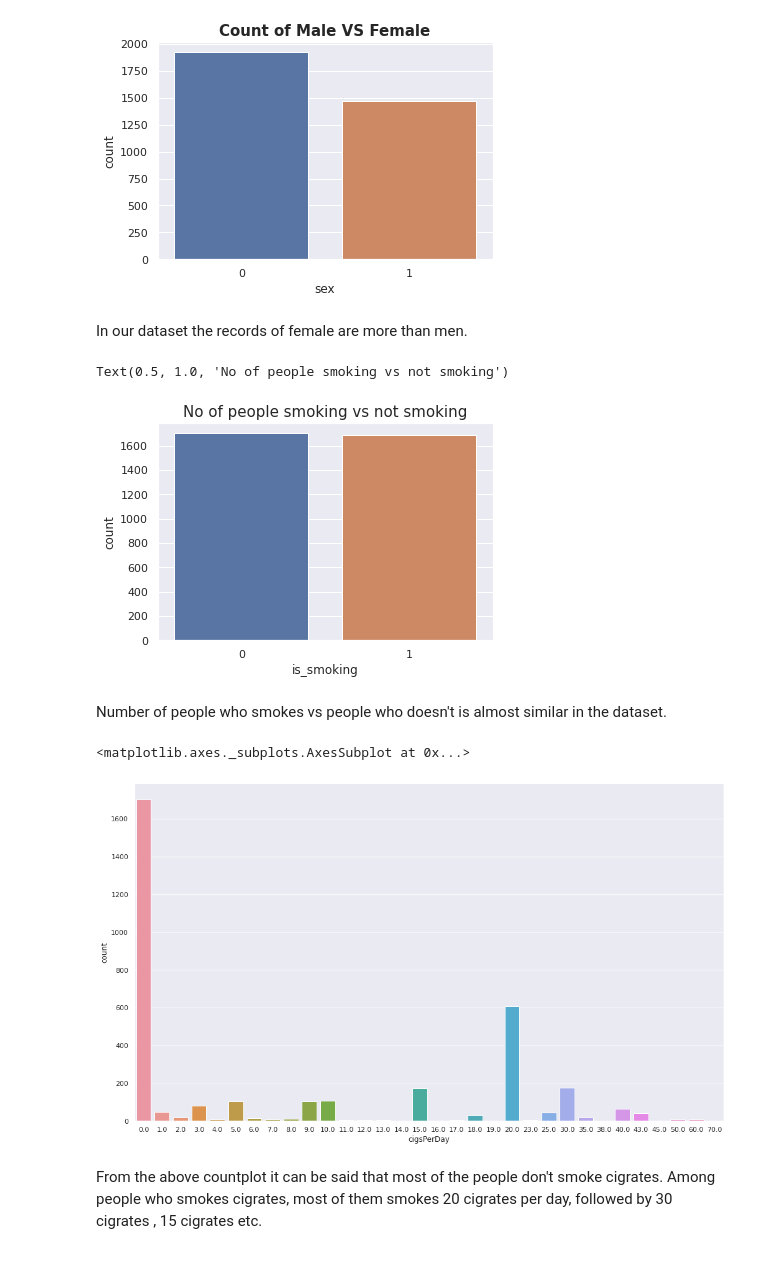
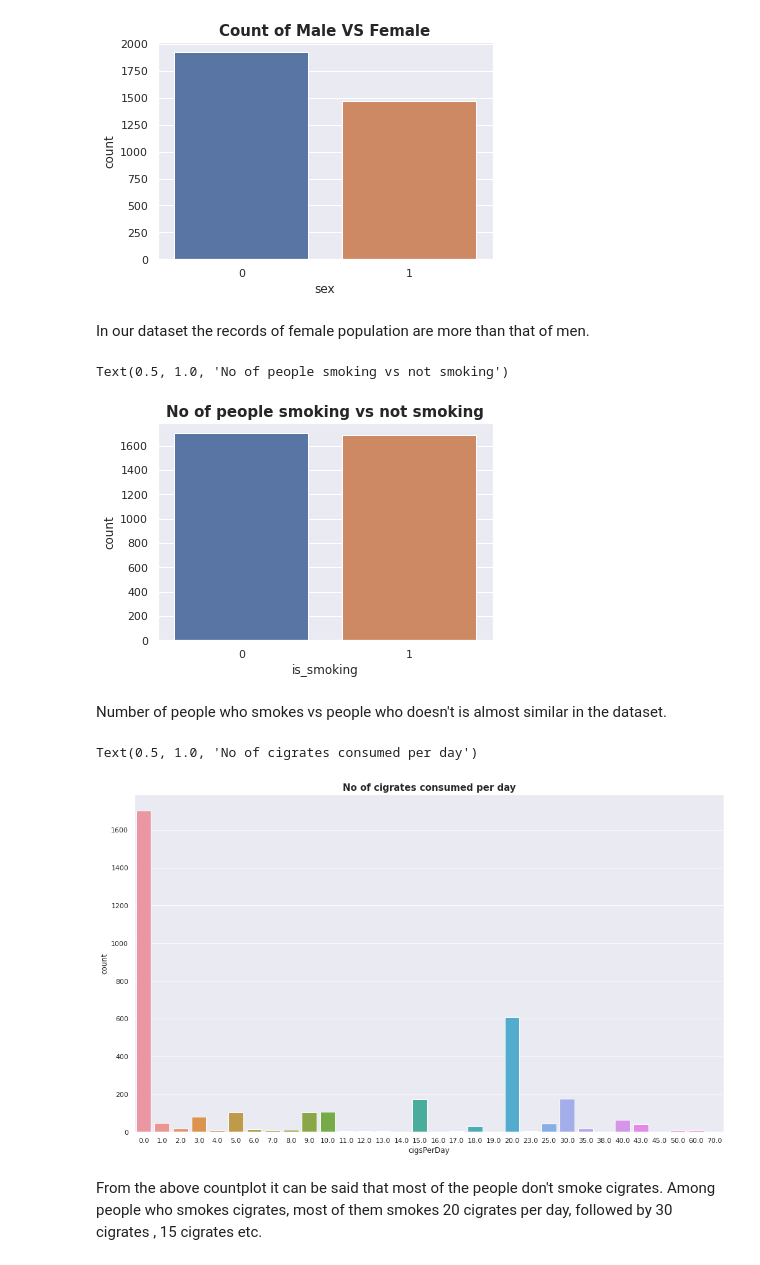
Before and after one commit to Abhishek-Shubham001/Cardiovascular-Risk-Prediction, a Jupyter notebook: Cardiovascular_Risk_Prediction_Capstone_Project.ipynb, the cells around one changed output. Drawn from its saved outputs; the diff is of its cells as text; code cells hidden in the pictures.

```diff
--- a/Cardiovascular_Risk_Prediction_Capstone_Project.ipynb
+++ b/Cardiovascular_Risk_Prediction_Capstone_Project.ipynb
@@ -368,23 +366,25 @@ plt.title('Count of Male VS Female', size= 15, weight='bold')
 Text(0.5, 1.0, 'Count of Male VS Female')
 [figure]
 # %% [markdown]
-In our dataset the records of female are more than men.
+In our dataset the records of female population are more than that of men.
 # %%
 # Peple smoking vs not smoking(1: Yes, 0: No)
-
+sns.set(style='darkgrid')
 sns.countplot(x= 'is_smoking', data= crp_df )
-plt.title('No of people smoking vs not smoking', size= 15)
+plt.title('No of people smoking vs not smoking', size= 15,  weight='bold')
 # %% [output]
 Text(0.5, 1.0, 'No of people smoking vs not smoking')
-[figure, old version]
+[figure, new version]
 # %% [markdown]
 Number of people who smokes vs people who doesn't is almost similar in the dataset.
 # %%
+#visualizing 'cigsPerDay' column
 plt.figure(figsize= (17, 10))
 sns.countplot(x= 'cigsPerDay', data= crp_df)
+plt.title('No of cigrates consumed per day', size= 15,  weight='bold')
 # %% [output]
-<matplotlib.axes._subplots.AxesSubplot at 0x...>
+Text(0.5, 1.0, 'No of cigrates consumed per day')
-[figure, old version]
+[figure, new version]
 # %% [markdown]
 From the above countplot it can be said that most of the people don't smoke cigrates. Among people who smokes cigrates, most of them smokes 20 cigrates per day, followed by 30 cigrates , 15 cigrates etc.
 # %%
```
Also changed, not shown: parts of 101 cells of this notebook.
